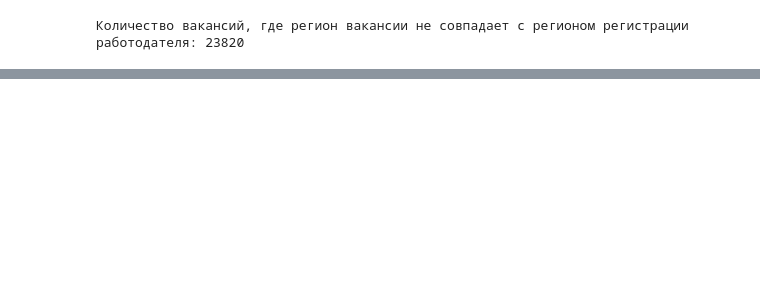
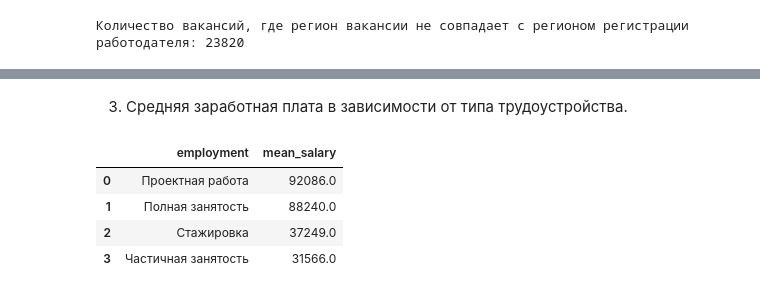
Before and after one commit to inconstant1313/Sandbox, a Jupyter notebook: DSPR_119/Project_2/Project_2.ipynb, the cells around one changed output, grey strips where cells are left out. Cells and saved outputs as stored; diff of their text form; code cells hidden in the pictures; blank space fills up the shorter version.

```diff
--- a/DSPR_119/Project_2/Project_2.ipynb
+++ b/DSPR_119/Project_2/Project_2.ipynb
@@ -616,0 +749,23 @@ print('Количество работодателей, для которых у
+# %% [markdown]
+3. Средняя заработная плата в зависимости от типа трудоустройства.
+# %%
+# Код запроса, который возвращает среднюю заработную плату для каждого типа трудоустройства
+query_extra_3 = f'''SELECT
+                    employment as employment,
+                    ROUND(AVG(COALESCE((salary_from + salary_to)/2, salary_to, salary_from, 0))) as mean_salary
+                FROM
+                    public.vacancies as vacancies
+                WHERE salary_to IS NOT NULL OR salary_from IS NOT NULL
+                GROUP BY employment
+                ORDER BY mean_salary DESC
+'''
+# %%
+# Вызов запроса и вывод результата
+mean_salary_by_employment = (pd.read_sql_query(text(query_extra_3), connection))
+display(mean_salary_by_employment)
+# %% [output]
+|  | employment | mean_salary |
+| 0 | Проектная работа | 92086.0 |
+| 1 | Полная занятость | 88240.0 |
+| 2 | Стажировка | 37249.0 |
+| 3 | Частичная занятость | 31566.0 |
```
Also changed, not shown: parts of 86 cells of this notebook.
